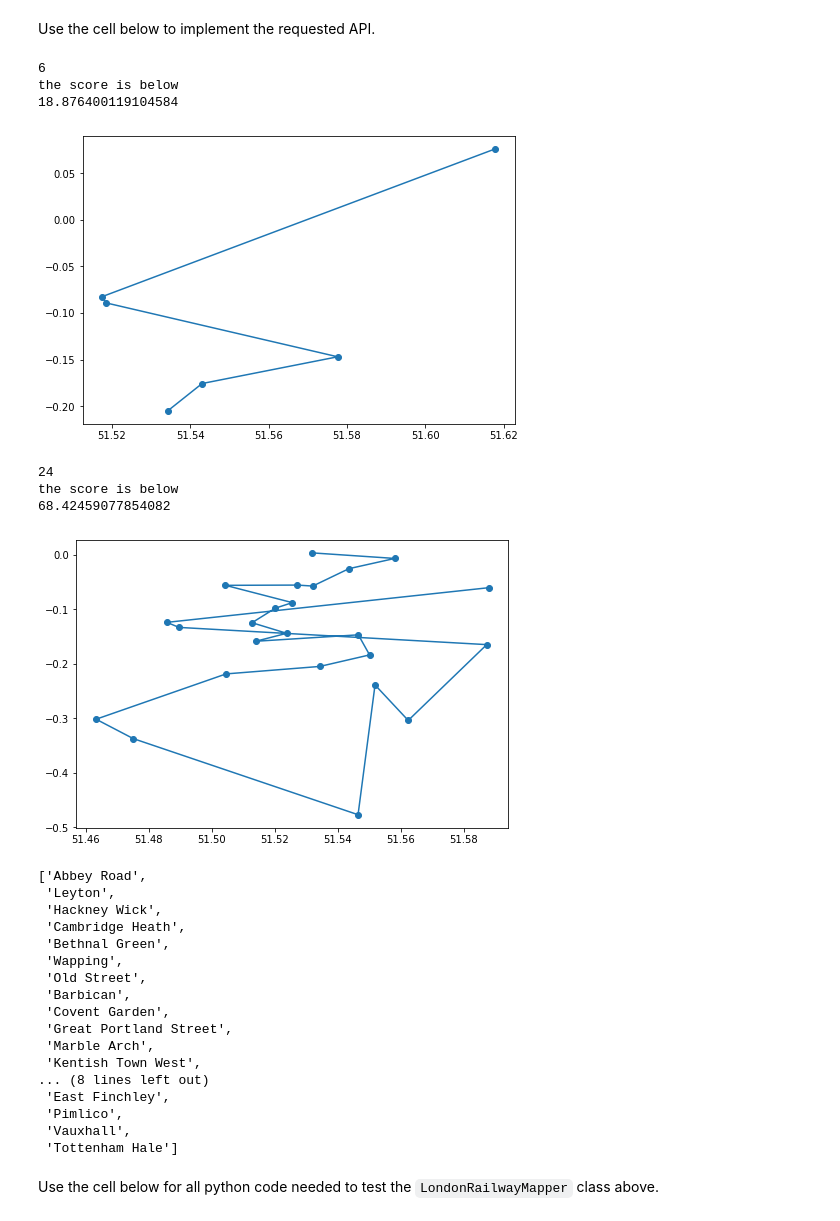
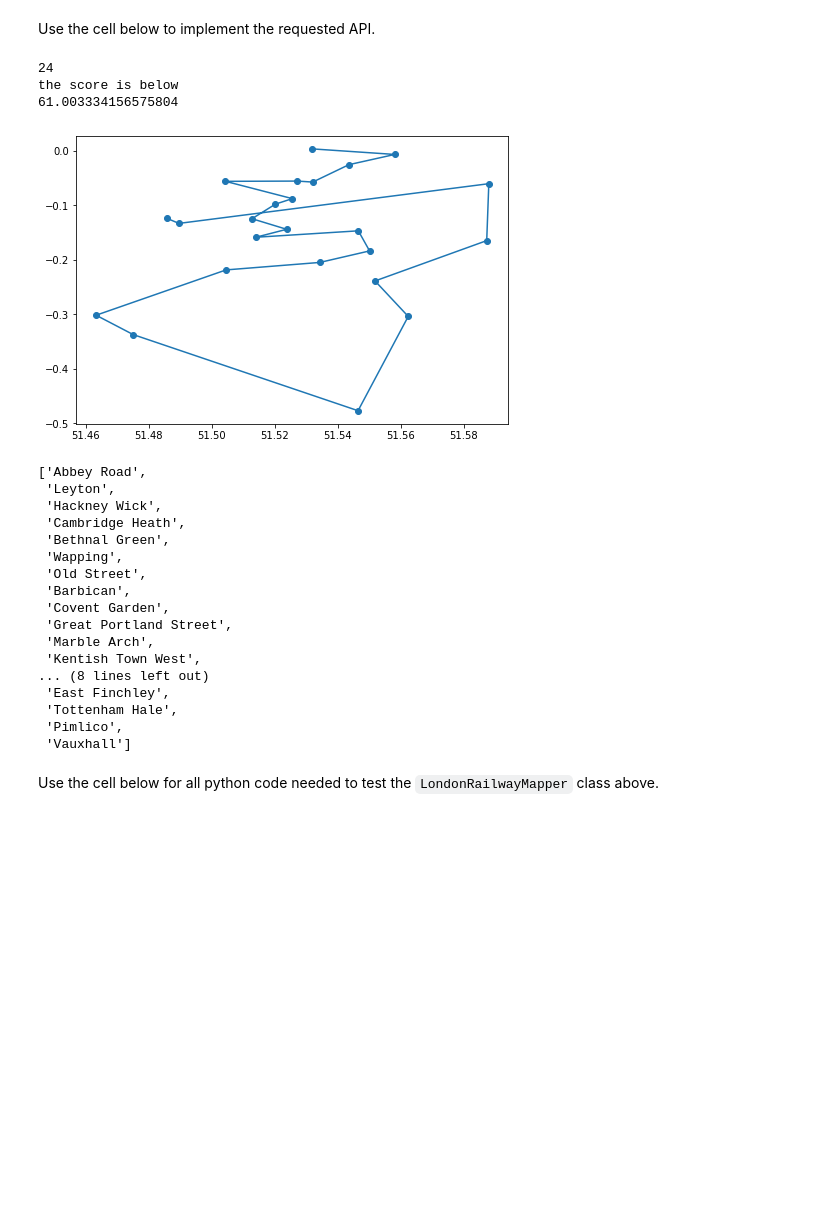
Before and after one commit to ericma1999/algo-coursework, a Jupyter notebook: final notebook/LondonRailwayNetwork.ipynb, the cells around one changed output. Cells and saved outputs as stored; diff of their text form; code cells hidden in the pictures; blank space fills up the shorter version.

```diff
--- a/final notebook/LondonRailwayNetwork.ipynb
+++ b/final notebook/LondonRailwayNetwork.ipynb
@@ -663,7 +790,7 @@ class LondonRailwayMapper(AbstractLondonRailwayMapper):
         return result.lengthTo(self.stations[toS].station_id)
 
     def newRailwayLine(self, inputList):
-        path, x, y, score = TwoApprox(inputList, self.stations).getPath()
+        path, x, y, score = Christofides(inputList, self.stations).getPath()
         print(len(path))
         print("the score is below")
         print(score)
@@ -678,40 +805,36 @@ class LondonRailwayMapper(AbstractLondonRailwayMapper):
 # %%
 import timeit
 
 test = LondonRailwayMapper()
 test.loadStationsAndLines()
 
-test.newRailwayLine(["Queens Park", "Chigwell", "Moorgate", "Swiss Cottage", "Liverpool Street", "Highgate"])
+# test.newRailwayLine(["Queens Park", "Chigwell", "Moorgate", "Swiss Cottage", "Liverpool Street", "Highgate"])
 
 stationsList = ["Abbey Road", "Barbican", "Bethnal Green", "Cambridge Heath", "Covent Garden", "Dollis Hill", "East Finchley", "Finchley Road and Frognal", "Great Portland Street", "Hackney Wick", "Isleworth", "Kentish Town West", "Leyton", "Marble Arch", "North Wembley", "Old Street", "Pimlico", "Queens Park", "Richmond", "Shepherds Bush", "Tottenham Hale", "Uxbridge", "Vauxhall", "Wapping"]
 
 test.newRailwayLine(stationsList)
 # %% [output]
-6
+24
 the score is below
-18.876400119104584
+61.003334156575804
-[figure, old version]
+[figure, new version]
-24
-the score is below
-68.42459077854082
+['Abbey Road',
+ 'Leyton',
+ 'Hackney Wick',
+ 'Cambridge Heath',
+ 'Bethnal Green',
+ 'Wapping',
+ 'Old Street',
+ 'Barbican',
+ 'Covent Garden',
+ 'Great Portland Street',
+ 'Marble Arch',
+ 'Kentish Town West',
+... (8 lines left out)
+ 'East Finchley',
+ 'Tottenham Hale',
+ 'Pimlico',
+ 'Vauxhall']
-[figure, removed]
-['Abbey Road',
- 'Leyton',
- 'Hackney Wick',
- 'Cambridge Heath',
- 'Bethnal Green',
- 'Wapping',
- 'Old Street',
- 'Barbican',
- 'Covent Garden',
- 'Great Portland Street',
- 'Marble Arch',
- 'Kentish Town West',
-... (8 lines left out)
- 'East Finchley',
- 'Pimlico',
- 'Vauxhall',
- 'Tottenham Hale']
 # %% [markdown]
 Use the cell below for all python code needed to test the `LondonRailwayMapper` class above.
 # %%
```
Also changed, not shown: parts of 5 cells of this notebook, 5 other files.
